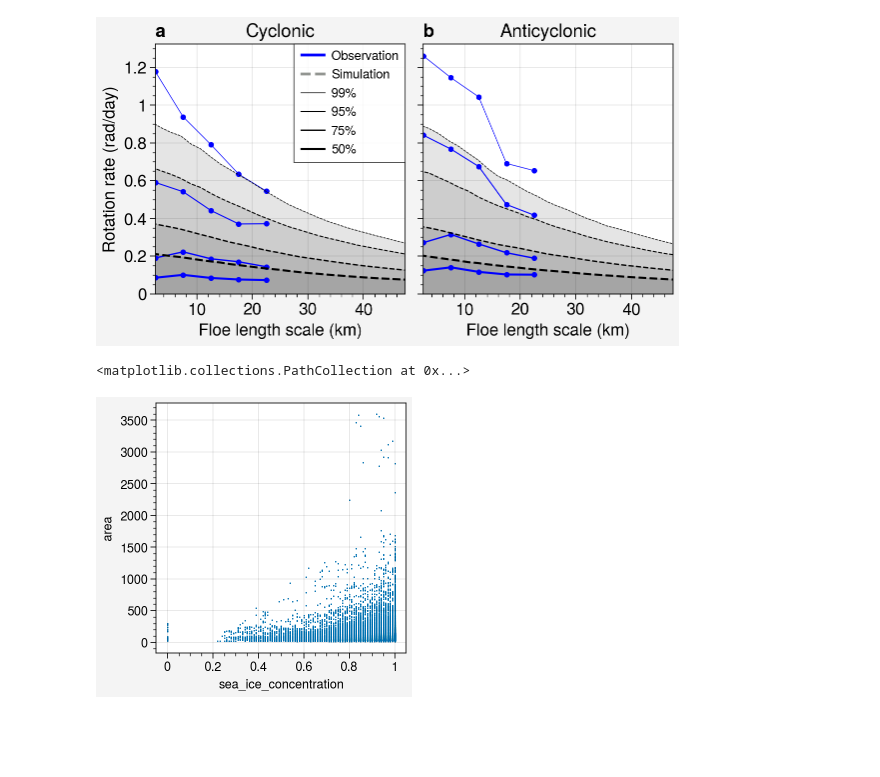
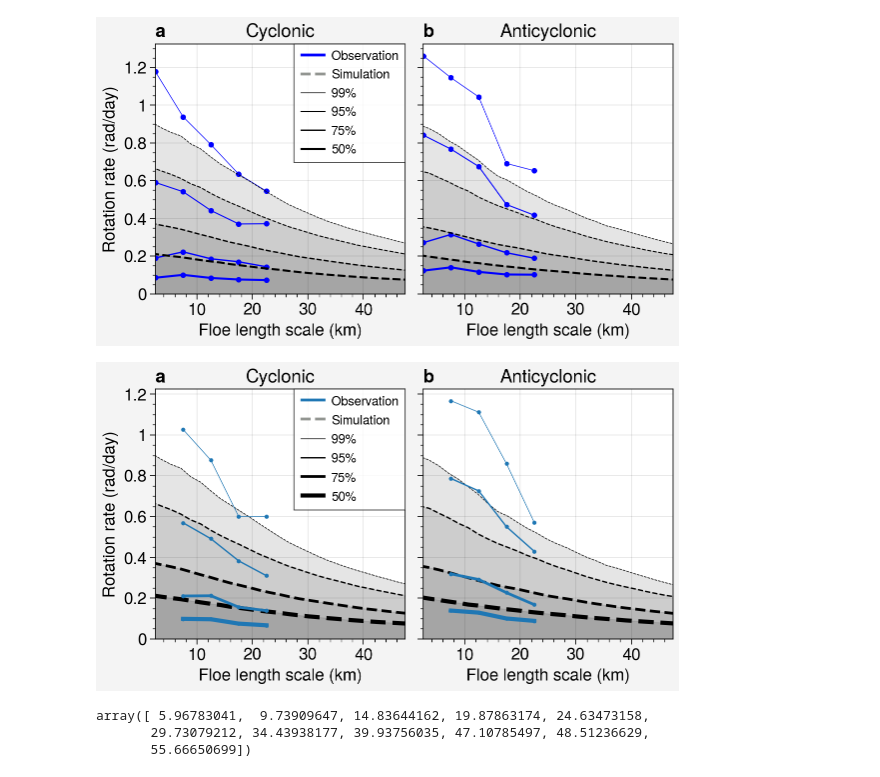
Before and after one commit to danielmwatkins/miz_scales_of_motion, a Jupyter notebook: notebooks/rotation_rate.ipynb, the cells around one changed output. Drawn from its saved outputs; the diff is of its cells as text; code cells hidden in the pictures; blank space fills up the shorter version.

Commit message:
testing new rotation figures

```diff
--- a/notebooks/rotation_rate.ipynb
+++ b/notebooks/rotation_rate.ipynb
@@ -119,8 +119,6 @@ fig.save('../figures/fig05_rotation_rate_distribution.pdf', dpi=300)
 # %% [output]
 [figure]
 # %%
-fig, ax = pplt.subplots()
-ax.scatter(subset['sea_ice_concentration'], subset['area'], m='.', ms=1)
+%run ../scripts/08_plot_rotation_dist.py
 # %% [output]
-<matplotlib.collections.PathCollection at 0x...>
-[figure, old version]
+[figure, new version]
@@ -126,0 +138,6 @@ ax.scatter(subset['sea_ice_concentration'], subset['area'], m='.', ms=1)
+# %%
+x.loc[df_summary_zeta.index].values.squeeze()
+# %% [output]
+array([ 5.96783041,  9.73909647, 14.83644162, 19.87863174, 24.63473158,
+       29.73079212, 34.43938177, 39.93756035, 47.10785497, 48.51236629,
+       55.66650699])
```
Also changed, not shown: parts of 14 cells of this notebook, 3 other files.
